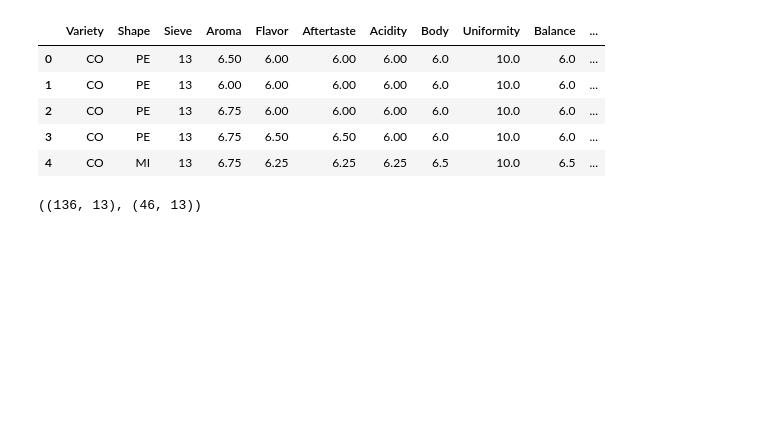
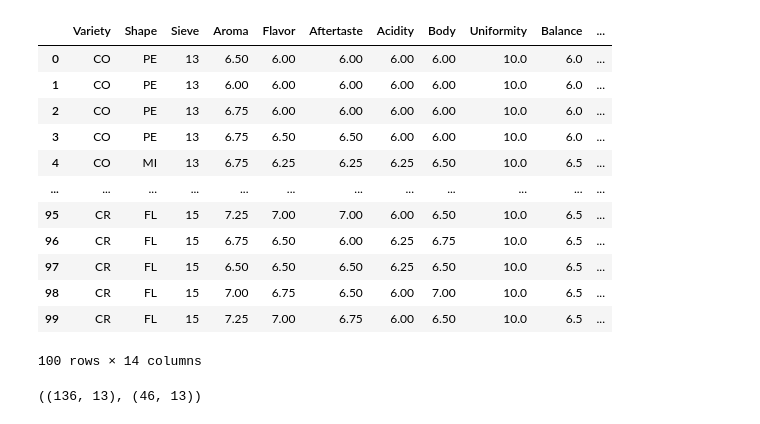
Before and after one commit to RaneemAlRushud/CoffeeBeansDataset-Experiment, a Jupyter notebook: RandomForest_Algorithm.ipynb, the cells around one changed output. Cells and saved outputs as stored; diff of their text form; code cells hidden in the pictures; blank space fills up the shorter version.

```diff
--- a/RandomForest_Algorithm.ipynb
+++ b/RandomForest_Algorithm.ipynb
@@ -19,14 +21,21 @@ from sklearn.tree import export_graphviz
 df = pd.read_csv("CoffeeBeansCleaned.csv")
 df2 = pd.read_csv("CoffeeBeansCleaned.csv")
 # %%
-df2.head()
+df2.head(100)
 # %% [output]
 |  | Variety | Shape | Sieve | Aroma | Flavor | Aftertaste | Acidity | Body | Uniformity | Balance | ... |
-| 0 | CO | PE | 13 | 6.50 | 6.00 | 6.00 | 6.00 | 6.0 | 10.0 | 6.0 | ... |
-| 1 | CO | PE | 13 | 6.00 | 6.00 | 6.00 | 6.00 | 6.0 | 10.0 | 6.0 | ... |
-| 2 | CO | PE | 13 | 6.75 | 6.00 | 6.00 | 6.00 | 6.0 | 10.0 | 6.0 | ... |
-| 3 | CO | PE | 13 | 6.75 | 6.50 | 6.50 | 6.00 | 6.0 | 10.0 | 6.0 | ... |
-| 4 | CO | MI | 13 | 6.75 | 6.25 | 6.25 | 6.25 | 6.5 | 10.0 | 6.5 | ... |
+| 0 | CO | PE | 13 | 6.50 | 6.00 | 6.00 | 6.00 | 6.00 | 10.0 | 6.0 | ... |
+| 1 | CO | PE | 13 | 6.00 | 6.00 | 6.00 | 6.00 | 6.00 | 10.0 | 6.0 | ... |
+| 2 | CO | PE | 13 | 6.75 | 6.00 | 6.00 | 6.00 | 6.00 | 10.0 | 6.0 | ... |
+| 3 | CO | PE | 13 | 6.75 | 6.50 | 6.50 | 6.00 | 6.00 | 10.0 | 6.0 | ... |
+| 4 | CO | MI | 13 | 6.75 | 6.25 | 6.25 | 6.25 | 6.50 | 10.0 | 6.5 | ... |
+| ... | ... | ... | ... | ... | ... | ... | ... | ... | ... | ... | ... |
+| 95 | CR | FL | 15 | 7.25 | 7.00 | 7.00 | 6.00 | 6.50 | 10.0 | 6.5 | ... |
+| 96 | CR | FL | 15 | 6.75 | 6.50 | 6.00 | 6.25 | 6.75 | 10.0 | 6.5 | ... |
+| 97 | CR | FL | 15 | 6.50 | 6.50 | 6.50 | 6.25 | 6.50 | 10.0 | 6.5 | ... |
+| 98 | CR | FL | 15 | 7.00 | 6.75 | 6.50 | 6.00 | 7.00 | 10.0 | 6.5 | ... |
+| 99 | CR | FL | 15 | 7.25 | 7.00 | 6.75 | 6.00 | 6.50 | 10.0 | 6.5 | ... |
+100 rows × 14 columns
 # %%
 #Splitting
 X = df.drop(['Shape'], axis = 1)
```
Also changed, not shown: parts of 16 cells of this notebook, 1 other file.
